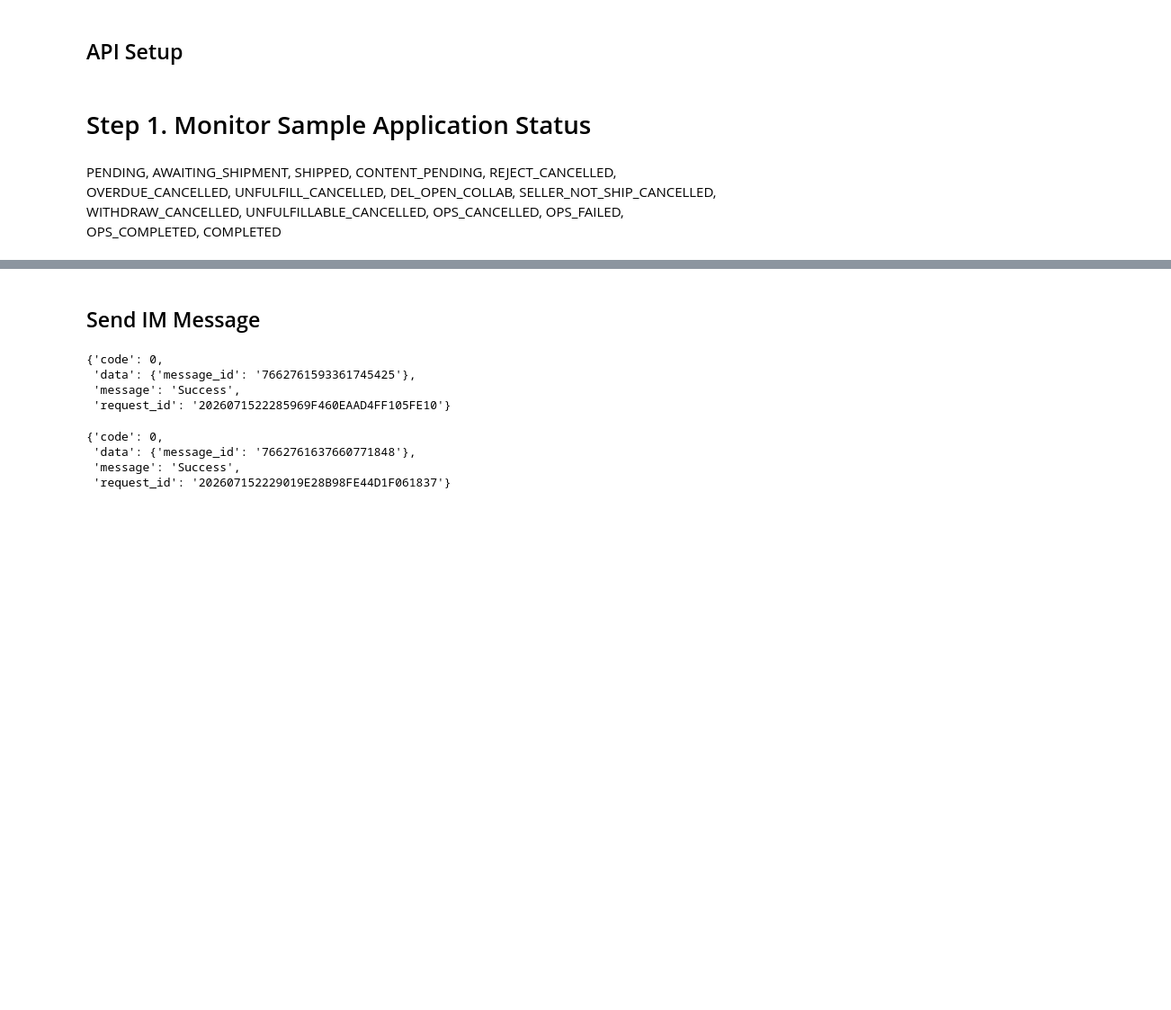
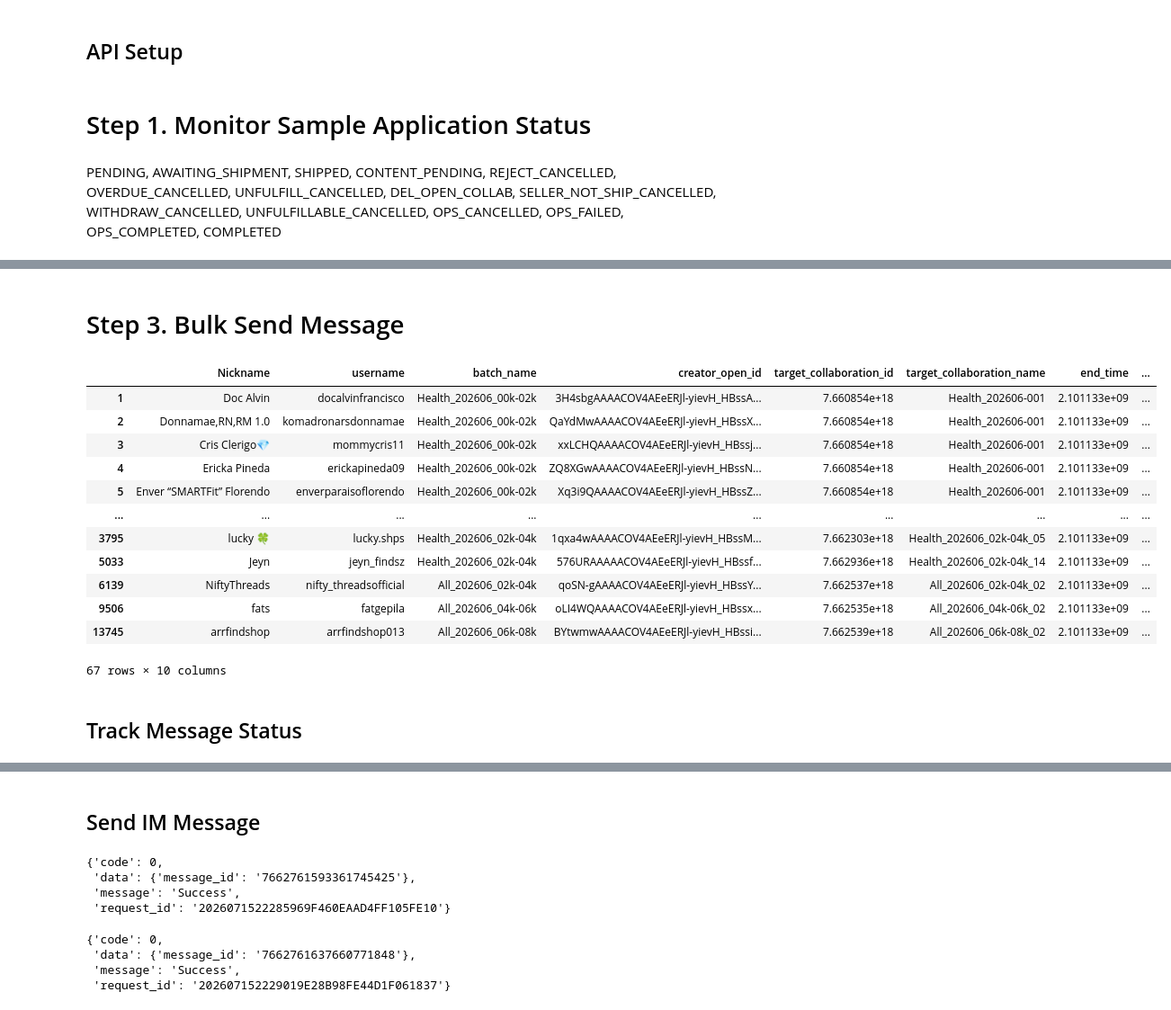
Before and after one commit to mrpsonglao/VitamiAffiliateCode, a Jupyter notebook: code/2026-07-13 Step 3 - Monitor and Message Creators.ipynb, the cells around one changed output, grey strips where cells are left out. Shown at 90% size. Saved outputs shown, nothing was run; the diff lists cells and outputs as text; code cells hidden in the pictures; blank space fills up the shorter version.

Commit message:
Update creator messaging code

```diff
--- a/code/2026-07-13 Step 3 - Monitor and Message Creators.ipynb
+++ b/code/2026-07-13 Step 3 - Monitor and Message Creators.ipynb
@@ -120,0 +229,19 @@ conversation_id = '7662759984770122002'
+# %%
+for i, creator_open_id in enumerate(failed_conversations, start=1):
+    result = create_conversation_with_creator(creator_open_id, only_need_conversation_id=False)
+
+    if result.get("code") != 0:
+        print(f"  ⚠️  Failed: {result}")
+        failed_conversations.append(creator_open_id)
+    else:
+        data = result["data"]
+        conversation_rows.append({
+            "creator_open_id": creator_open_id,
+            "conversation_id": data.get("conversation_id"),
+            "creator_im_id": data.get("creator_im_id"),
+        })
+        print(f"  ✅ {creator_open_id} -> conversation_id: {data.get('conversation_id')}")
+
+    time.sleep(DELAY_BETWEEN_PAGES)
+
+print(f"\nDone. {len(conversation_rows)} succeeded, {len(failed_conversations)} failed.")
@@ -120,0 +254,39 @@ conversation_id = '7662759984770122002'
+# %%
+
+
+if creator_rows:
+    df_conversations_new = pd.DataFrame(conversation_rows)
+    file_exists = Path("messaging/all_conversations_new.csv").exists()
+    df_conversations_new.to_csv("messaging/all_conversations_new.csv", mode="a", header=not file_exists, index=False)
+
+    print(f"\nAppended {len(df_creator_rows)} row(s) to {TARGET_COLLAB_CREATORS_CSV}")
+# %%
+df_all_conversations = pd.concat([df_all_conversations[['creator_im_id', 'id', 'username']].rename(columns={'id':'conversation_id'}),
+           df_conversations_new.merge(df_creators[['username', 'creator_open_id']], how='left', on="creator_open_id")[['creator_im_id', 'conversation_id', 'username']]]).drop_duplicates(subset=['username']).reset_index(drop=True)
+# %% [markdown]
+# Step 3. Bulk Send Message
+# %%
+# merge all extracted data
+df_creators_messaging = df_creators_list \
+    .merge(df_creators[['username', 'creator_open_id']], how='left', on="username") \
+    .merge(df_target_collab.rename(columns={'name':'target_collaboration_name'}).drop(['batch_name'], axis=1), how='left', on="creator_open_id") \
+    .merge(df_all_sample_applications[['creator.creator_open_id', 'status']].rename(columns={'creator.creator_open_id':'creator_open_id', 'status':'sample_status'}), how='left', on="creator_open_id") \
+    .merge(df_all_conversations[['creator_im_id', 'conversation_id', 'username']], how='left', on="username")
+# %%
+df_creators_messaging.loc[df_creators_messaging['target_collaboration_id'].notnull() & df_creators_messaging['conversation_id'].isnull()]
+# %% [output]
+|  | Nickname | username | batch_name | creator_open_id | target_collaboration_id | target_collaboration_name | end_time | ... |
+| 1 | Doc Alvin | docalvinfrancisco | Health_202606_00k-02k | 3H4sbgAAAACOV4AEeERJl-yievH_HBssA... | 7.660854e+18 | Health_202606-001 | 2.101133e+09 | ... |
+| 2 | Donnamae,RN,RM 1.0 | komadronarsdonnamae | Health_202606_00k-02k | QaYdMwAAAACOV4AEeERJl-yievH_HBssX... | 7.660854e+18 | Health_202606-001 | 2.101133e+09 | ... |
+| 3 | Cris Clerigo💎 | mommycris11 | Health_202606_00k-02k | xxLCHQAAAACOV4AEeERJl-yievH_HBssj... | 7.660854e+18 | Health_202606-001 | 2.101133e+09 | ... |
+| 4 | Ericka Pineda | erickapineda09 | Health_202606_00k-02k | ZQ8XGwAAAACOV4AEeERJl-yievH_HBssN... | 7.660854e+18 | Health_202606-001 | 2.101133e+09 | ... |
+| 5 | Enver “SMARTFit” Florendo | enverparaisoflorendo | Health_202606_00k-02k | Xq3i9QAAAACOV4AEeERJl-yievH_HBssZ... | 7.660854e+18 | Health_202606-001 | 2.101133e+09 | ... |
+| ... | ... | ... | ... | ... | ... | ... | ... | ... |
+| 3795 | lucky 🍀 | lucky.shps | Health_202606_02k-04k | 1qxa4wAAAACOV4AEeERJl-yievH_HBssM... | 7.662303e+18 | Health_202606_02k-04k_05 | 2.101133e+09 | ... |
+| 5033 | Jeyn | jeyn_findsz | Health_202606_02k-04k | 576URAAAAACOV4AEeERJl-yievH_HBssf... | 7.662936e+18 | Health_202606_02k-04k_14 | 2.101133e+09 | ... |
+| 6139 | NiftyThreads | nifty_threadsofficial | All_202606_02k-04k | qoSN-gAAAACOV4AEeERJl-yievH_HBssY... | 7.662537e+18 | All_202606_02k-04k_02 | 2.101133e+09 | ... |
+| 9506 | fats | fatgepila | All_202606_04k-06k | oLI4WQAAAACOV4AEeERJl-yievH_HBssx... | 7.662535e+18 | All_202606_04k-06k_02 | 2.101133e+09 | ... |
+| 13745 | arrfindshop | arrfindshop013 | All_202606_06k-08k | BYtwmwAAAACOV4AEeERJl-yievH_HBssi... | 7.662539e+18 | All_202606_06k-08k_02 | 2.101133e+09 | ... |
+67 rows × 10 columns
+# %% [markdown]
+## Track Message Status
```
Also changed, not shown: parts of 26 cells of this notebook, 3 other files.
